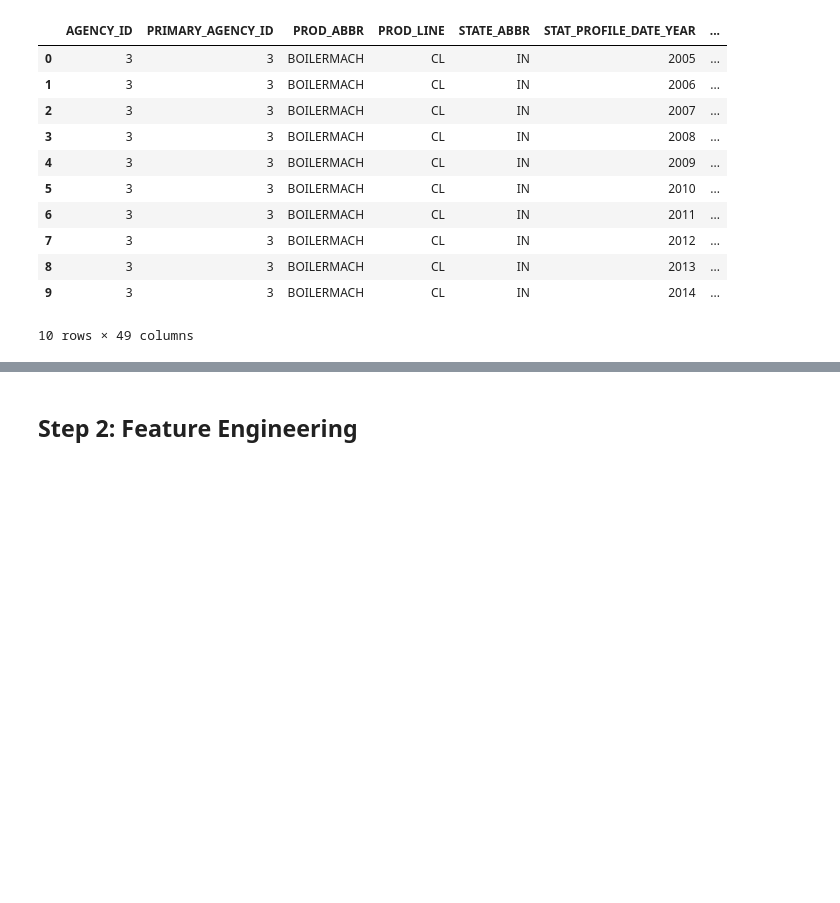
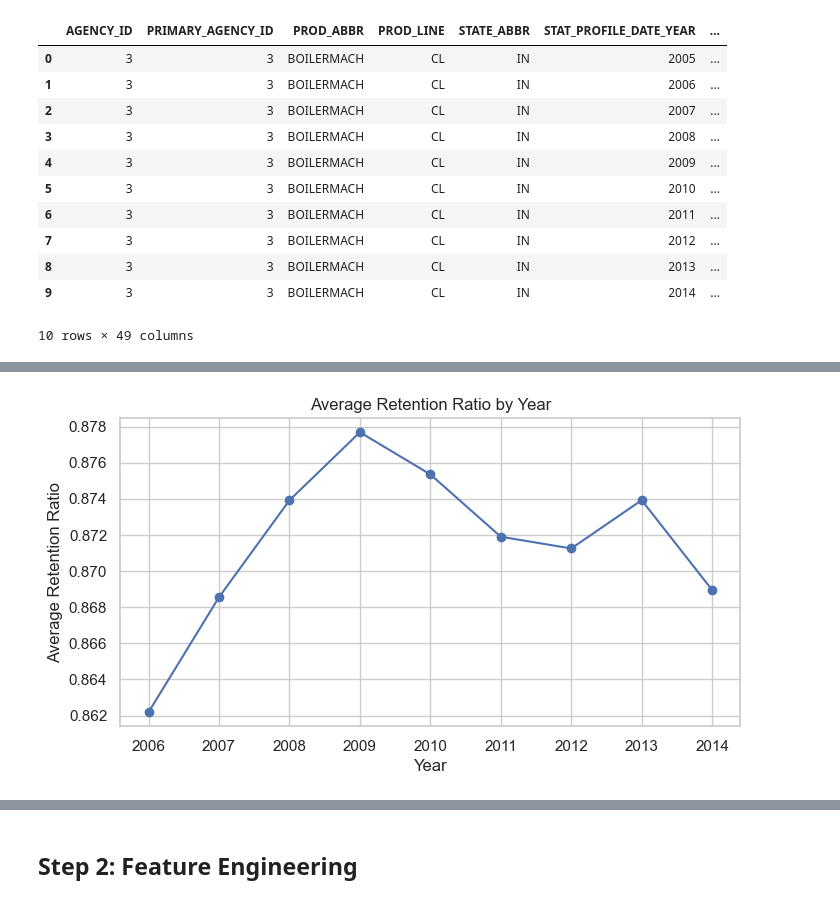
Before and after one commit to maxbicking/Data-Science-Portfolio, a Jupyter notebook: Insurance Linear Regression/Agent K Means Clustering and Segmentation.ipynb, the cells around one changed output, grey strips where cells are left out. Drawn from its saved outputs; the diff is of its cells as text; code cells hidden in the pictures; blank space fills up the shorter version.

```diff
--- a/Insurance Linear Regression/Agent K Means Clustering and Segmentation.ipynb
+++ b/Insurance Linear Regression/Agent K Means Clustering and Segmentation.ipynb
@@ -64,0 +274,12 @@ print(df['VENDOR_IND'].unique())
+# %%
+#--- Time Trend Analysis ---
+if 'STAT_PROFILE_DATE_YEAR' in df.columns:
+    trend = df.groupby('STAT_PROFILE_DATE_YEAR')['RETENTION_RATIO'].mean()
+    plt.figure(figsize=(8, 4))
+    trend.plot(marker='o')
+    plt.title("Average Retention Ratio by Year")
+    plt.xlabel("Year")
+    plt.ylabel("Average Retention Ratio")
+    plt.show()
+# %% [output]
+[figure, added]
```
Also changed, not shown: parts of 48 cells of this notebook, 2 other files.
